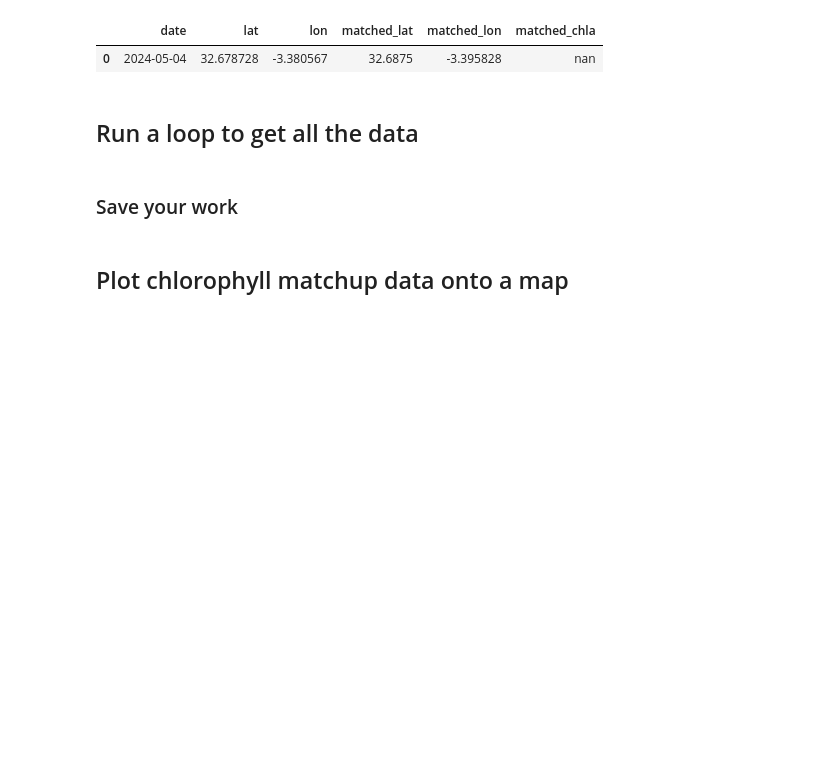
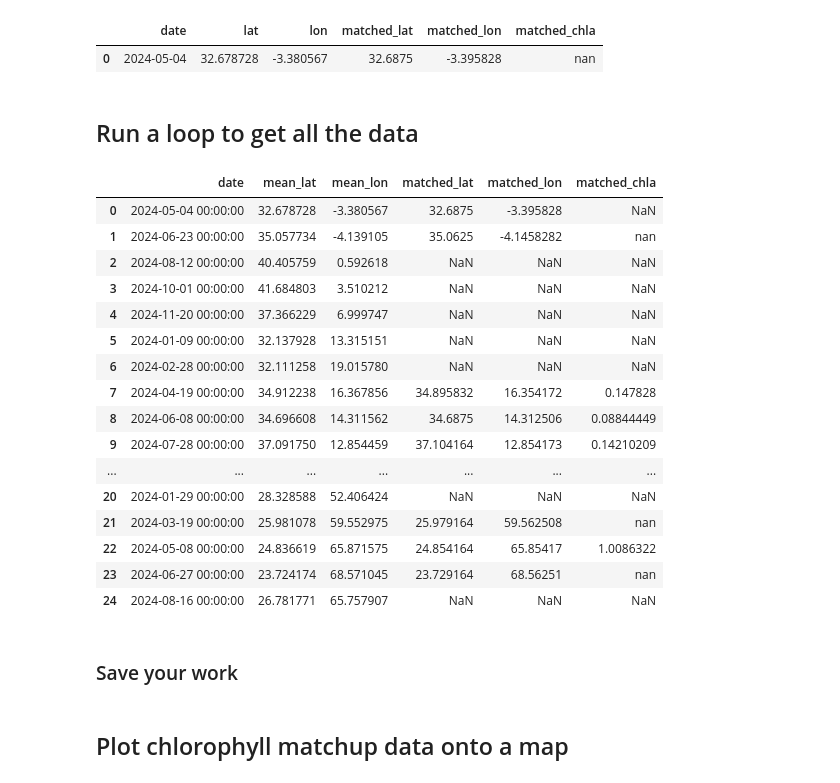
Before and after one commit to PACEHackWeek/proj_2024_PACEToolkit, a Jupyter notebook: contributors/eli/matchup_tracks.ipynb, the cells around one changed output. Drawn from its saved outputs; the diff is of its cells as text; code cells hidden in the pictures; blank space fills up the shorter version.

```diff
--- a/contributors/eli/matchup_tracks.ipynb
+++ b/contributors/eli/matchup_tracks.ipynb
@@ -181,3 +223,23 @@ df_i
+# %%
+df_all
+# %% [output]
+|  | date | mean_lat | mean_lon | matched_lat | matched_lon | matched_chla |
+| 0 | 2024-05-04 00:00:00 | 32.678728 | -3.380567 | 32.6875 | -3.395828 | NaN |
+| 1 | 2024-06-23 00:00:00 | 35.057734 | -4.139105 | 35.0625 | -4.1458282 | nan |
+| 2 | 2024-08-12 00:00:00 | 40.405759 | 0.592618 | NaN | NaN | NaN |
+| 3 | 2024-10-01 00:00:00 | 41.684803 | 3.510212 | NaN | NaN | NaN |
+| 4 | 2024-11-20 00:00:00 | 37.366229 | 6.999747 | NaN | NaN | NaN |
+| 5 | 2024-01-09 00:00:00 | 32.137928 | 13.315151 | NaN | NaN | NaN |
+| 6 | 2024-02-28 00:00:00 | 32.111258 | 19.015780 | NaN | NaN | NaN |
+| 7 | 2024-04-19 00:00:00 | 34.912238 | 16.367856 | 34.895832 | 16.354172 | 0.147828 |
+| 8 | 2024-06-08 00:00:00 | 34.696608 | 14.311562 | 34.6875 | 14.312506 | 0.08844449 |
+| 9 | 2024-07-28 00:00:00 | 37.091750 | 12.854459 | 37.104164 | 12.854173 | 0.14210209 |
+| ... | ... | ... | ... | ... | ... | ... |
+| 20 | 2024-01-29 00:00:00 | 28.328588 | 52.406424 | NaN | NaN | NaN |
+| 21 | 2024-03-19 00:00:00 | 25.981078 | 59.552975 | 25.979164 | 59.562508 | nan |
+| 22 | 2024-05-08 00:00:00 | 24.836619 | 65.871575 | 24.854164 | 65.85417 | 1.0086322 |
+| 23 | 2024-06-27 00:00:00 | 23.724174 | 68.571045 | 23.729164 | 68.56251 | nan |
+| 24 | 2024-08-16 00:00:00 | 26.781771 | 65.757907 | NaN | NaN | NaN |
 # %% [markdown]
 ### Save your work
 # %%
```
Also changed, not shown: parts of 17 cells of this notebook, 1 other file.
